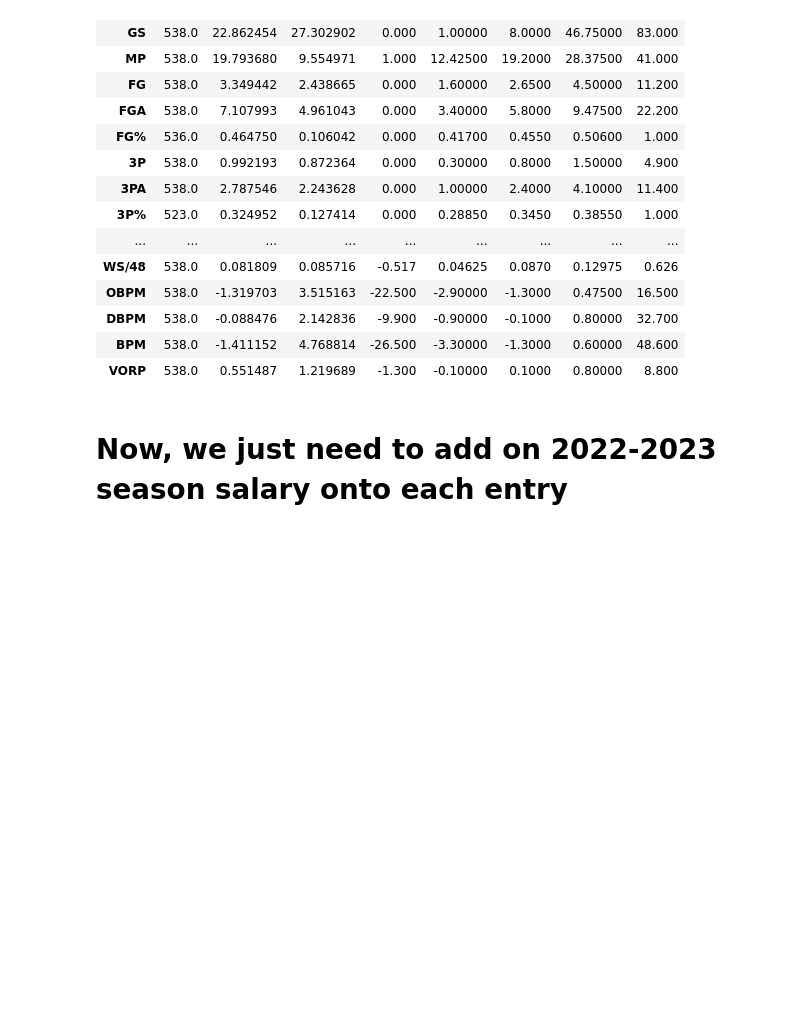
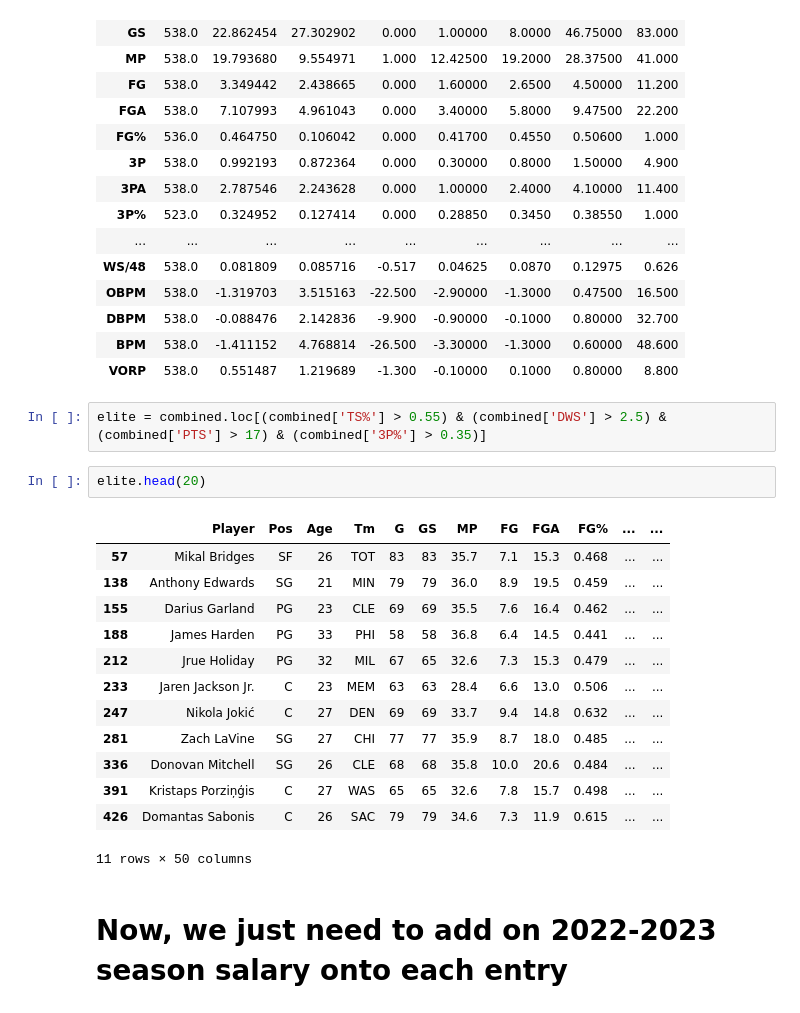
Before and after one commit to mnocerino23/NBA-Player-Classifier, a Jupyter notebook: 22_23_Cleaning.ipynb, the cells around one changed output. Cells and saved outputs as stored; diff of their text form; blank space fills up the shorter version.

```diff
--- a/22_23_Cleaning.ipynb
+++ b/22_23_Cleaning.ipynb
@@ -250,6 +221,24 @@ combined.describe().transpose()
 | DBPM | 538.0 | -0.088476 | 2.142836 | -9.900 | -0.90000 | -0.1000 | 0.80000 | 32.700 |
 | BPM | 538.0 | -1.411152 | 4.768814 | -26.500 | -3.30000 | -1.3000 | 0.60000 | 48.600 |
 | VORP | 538.0 | 0.551487 | 1.219689 | -1.300 | -0.10000 | 0.1000 | 0.80000 | 8.800 |
+# %%
+elite = combined.loc[(combined['TS%'] > 0.55) & (combined['DWS'] > 2.5) & (combined['PTS'] > 17) & (combined['3P%'] > 0.35)]
+# %%
+elite.head(20)
+# %% [output]
+|  | Player | Pos | Age | Tm | G | GS | MP | FG | FGA | FG% | ... | ... |
+| 57 | Mikal Bridges | SF | 26 | TOT | 83 | 83 | 35.7 | 7.1 | 15.3 | 0.468 | ... | ... |
+| 138 | Anthony Edwards | SG | 21 | MIN | 79 | 79 | 36.0 | 8.9 | 19.5 | 0.459 | ... | ... |
+| 155 | Darius Garland | PG | 23 | CLE | 69 | 69 | 35.5 | 7.6 | 16.4 | 0.462 | ... | ... |
+| 188 | James Harden | PG | 33 | PHI | 58 | 58 | 36.8 | 6.4 | 14.5 | 0.441 | ... | ... |
+| 212 | Jrue Holiday | PG | 32 | MIL | 67 | 65 | 32.6 | 7.3 | 15.3 | 0.479 | ... | ... |
+| 233 | Jaren Jackson Jr. | C | 23 | MEM | 63 | 63 | 28.4 | 6.6 | 13.0 | 0.506 | ... | ... |
+| 247 | Nikola Jokić | C | 27 | DEN | 69 | 69 | 33.7 | 9.4 | 14.8 | 0.632 | ... | ... |
+| 281 | Zach LaVine | SG | 27 | CHI | 77 | 77 | 35.9 | 8.7 | 18.0 | 0.485 | ... | ... |
+| 336 | Donovan Mitchell | SG | 26 | CLE | 68 | 68 | 35.8 | 10.0 | 20.6 | 0.484 | ... | ... |
+| 391 | Kristaps Porziņģis | C | 27 | WAS | 65 | 65 | 32.6 | 7.8 | 15.7 | 0.498 | ... | ... |
+| 426 | Domantas Sabonis | C | 26 | SAC | 79 | 79 | 34.6 | 7.3 | 11.9 | 0.615 | ... | ... |
+11 rows × 50 columns
 # %% [markdown]
 # Now, we just need to add on 2022-2023 season salary onto each entry
 # %%
```
Also changed, not shown: parts of 7 cells of this notebook.
